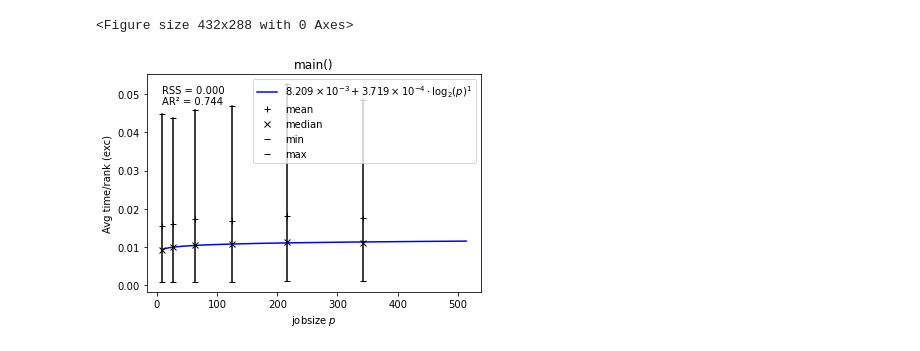
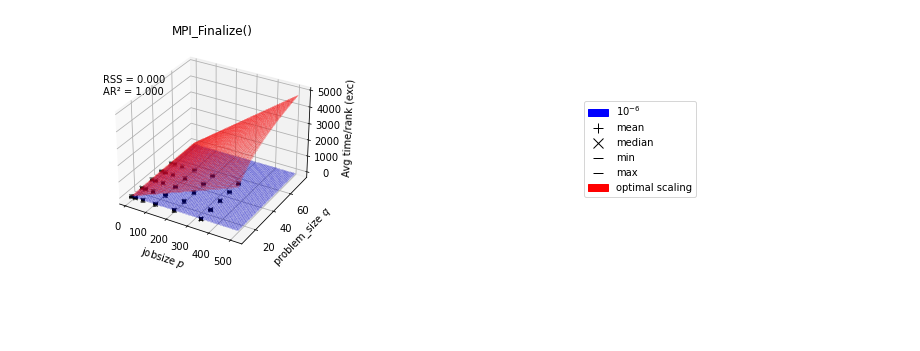
Before and after one commit to LLNL/thicket-tutorial, a Jupyter notebook: notebooks/test.ipynb, the cells around one changed output. Drawn from its saved outputs; the diff is of its cells as text; code cells hidden in the pictures; blank space fills up the shorter version.

```diff
--- a/notebooks/test.ipynb
+++ b/notebooks/test.ipynb
@@ -96,5 +64,5 @@ t_ens.statsframe.dataframe
 # %%
-model_obj = t_ens.statsframe.dataframe.at[t_ens.statsframe.dataframe.index[0], "Avg time/rank (exc)_extrap-model"]
+model_obj = t_ens.statsframe.dataframe.at[t_ens.statsframe.dataframe.index[51], "Avg time/rank (exc)_extrap-model"]
 
 len(t_ens.statsframe.dataframe)
 
@@ -102,7 +70,7 @@ plt.clf()
 fig, ax = model_obj.display(show_mean=True, show_median=True,
                             show_min_max=True, RSS=True,
                             AR2=True, show_opt_scaling=True,
-                            opt_scaling_func="1.5*p**1*log2(q)**2")
+                            opt_scaling_func="1.5*p**1*log2(q)**1")
 
 # Plot graph
 plt.show()
@@ -111,5 +79,4 @@ WARNING: optimal scaling curve could not be drawn. The function needs to be inte
-<Figure size 432x288 with 0 Axes>
-[figure, old version]
+[figure, new version]
 # %%
 with pd.option_context("display.max_colwidth", 1):
     display(HTML(mdl.to_html(show_mean=True, show_median=True,
```
Also changed, not shown: parts of 13 cells of this notebook, 1 other file.
